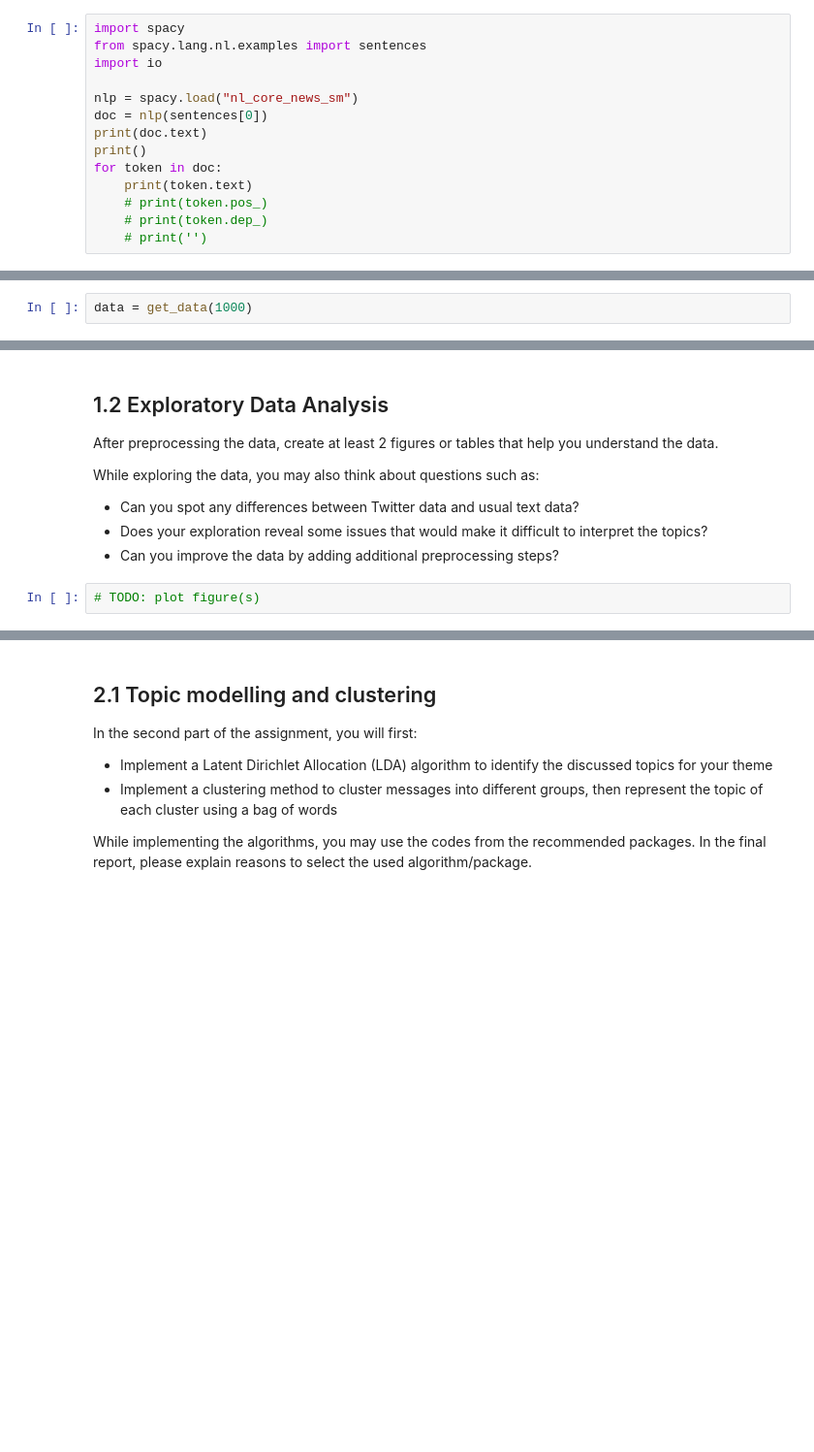
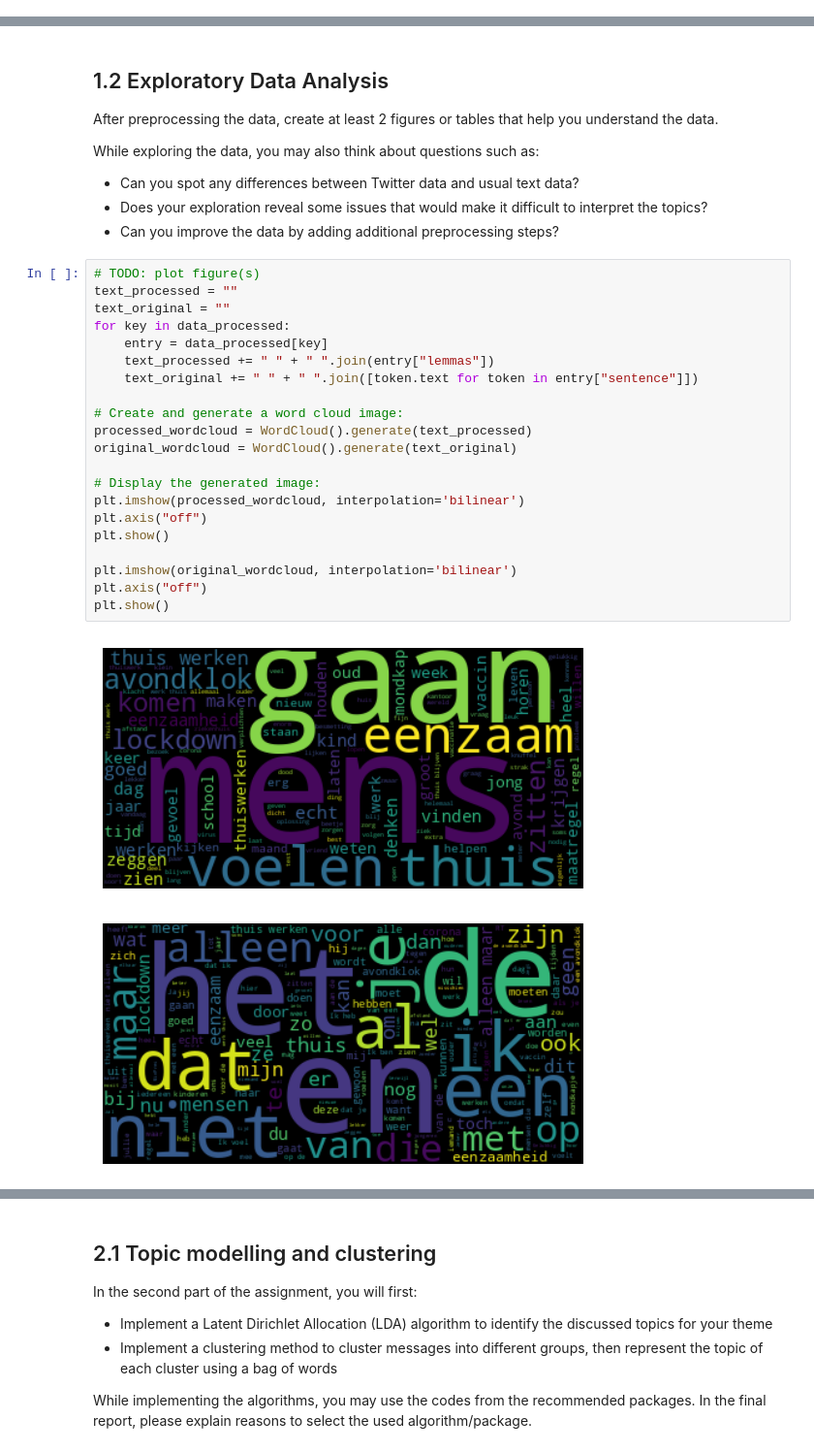
Before and after one commit to MarognaLorenzo/ApplicationOfMachineLearning, a Jupyter notebook: Assignment3/notebooks/Lorenzo.ipynb, the cells around one changed output, grey strips where cells are left out. Shown at 97% size. Saved outputs shown, nothing was run; the diff lists cells and outputs as text; blank space fills up the shorter version.

```diff
--- a/Assignment3/notebooks/Lorenzo.ipynb
+++ b/Assignment3/notebooks/Lorenzo.ipynb
@@ -19,17 +19,3 @@ Provided files:
 - The dataset: data/raw_data.txt
 - A tutorial notebook showcases some packages you could use for this assignment (optional): Ass3_tutorial.ipynb
 - Some sample visualization codes for interpreting the topic results: viz_example.ipynb
-# %%
-import spacy
-from spacy.lang.nl.examples import sentences
-import io
-
-nlp = spacy.load("nl_core_news_sm")
-doc = nlp(sentences[0])
-print(doc.text)
-print()
-for token in doc:
-    print(token.text)
-    # print(token.pos_)
-    # print(token.dep_)
-    # print('')
@@ -97,2 +104,0 @@ def get_data(max = -1):
-# %%
-data = get_data(1000)
@@ -114,5 +231,27 @@ print(raw_data)
  - Can you spot any differences between Twitter data and usual text data?
  - Does your exploration reveal some issues that would make it difficult to interpret the topics?
  - Can you improve the data by adding additional preprocessing steps?
-# %%
-# TODO: plot figure(s)
+# %%
+# TODO: plot figure(s)
+text_processed = ""
+text_original = ""
+for key in data_processed:
+    entry = data_processed[key]
+    text_processed += " " + " ".join(entry["lemmas"])
+    text_original += " " + " ".join([token.text for token in entry["sentence"]])
+
+# Create and generate a word cloud image:
+processed_wordcloud = WordCloud().generate(text_processed)
+original_wordcloud = WordCloud().generate(text_original)
+
+# Display the generated image:
+plt.imshow(processed_wordcloud, interpolation='bilinear')
+plt.axis("off")
+plt.show()
+
+plt.imshow(original_wordcloud, interpolation='bilinear')
+plt.axis("off")
+plt.show()
+# %% [output]
+[figure, added]
+[figure, added]
```
Also changed, not shown: parts of 29 cells of this notebook.
